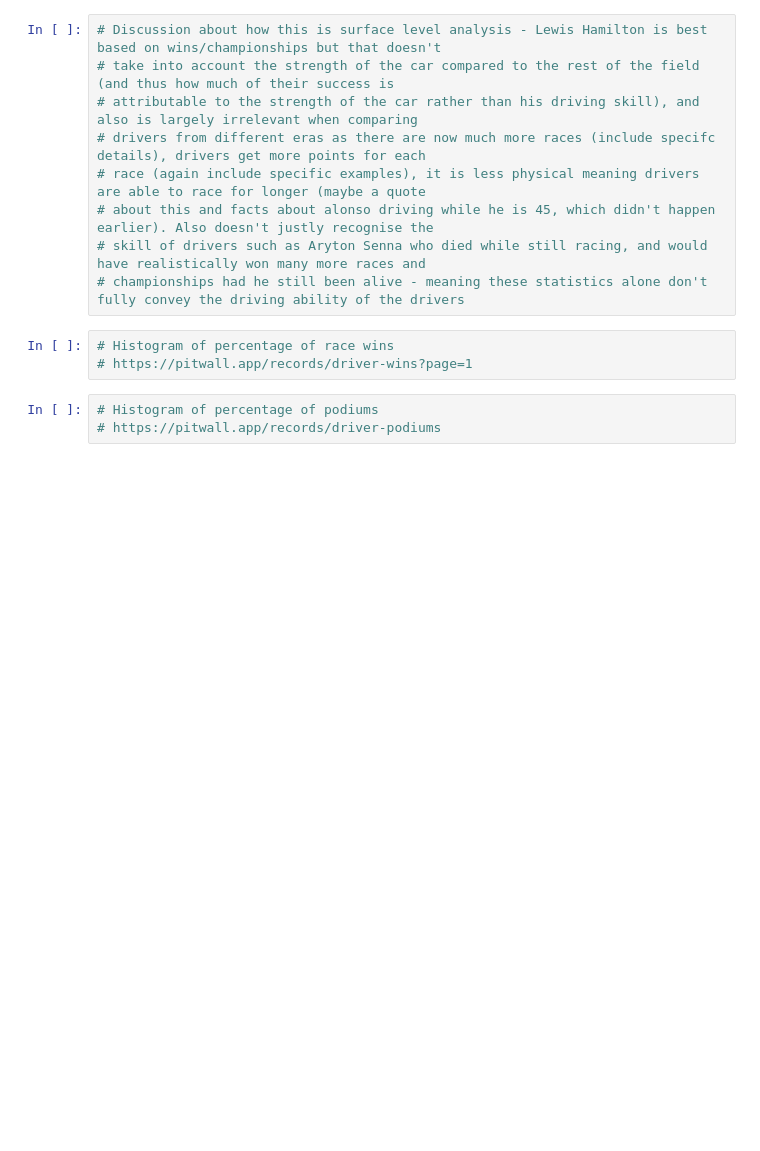
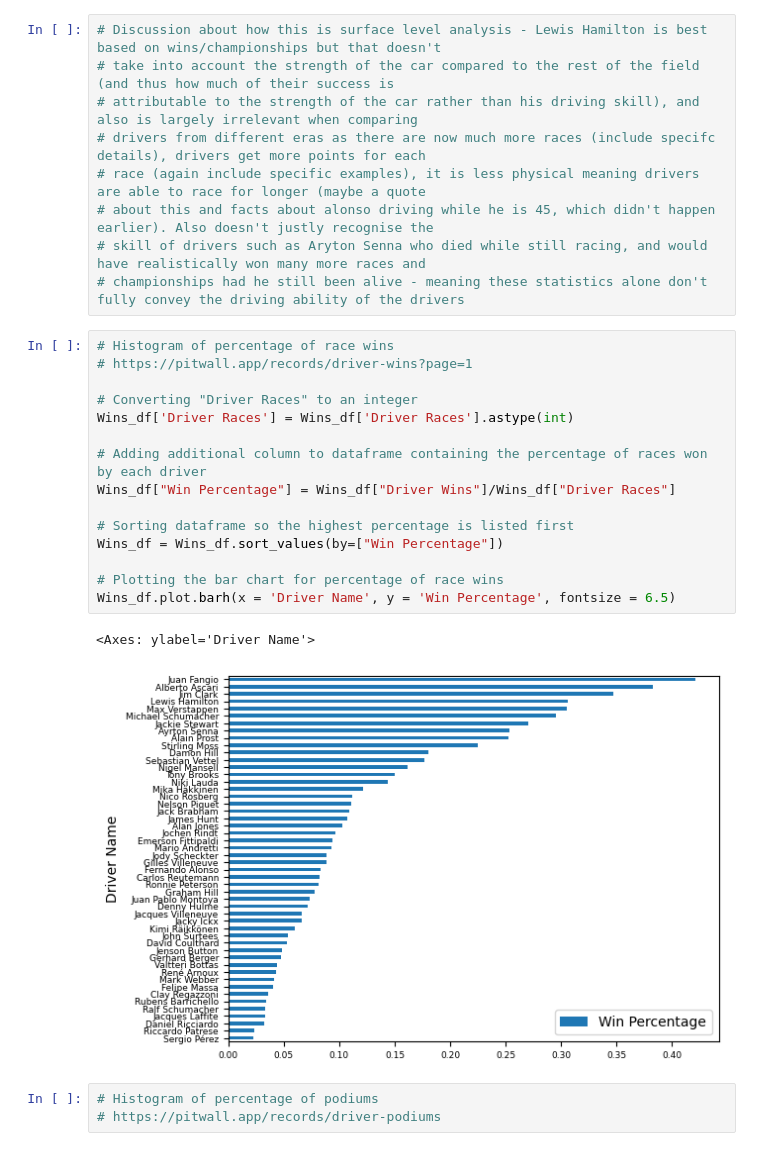
Before and after one commit to hr546/BEE2041-Empirical-Project, a Jupyter notebook: BEE2041_Empirical_Project_-_A_Data-Driven_Investigation_to_Identify_the_best_Formula_One_Driver_of_All_Time.ipynb, the cells around one changed output. Cells and saved outputs as stored; diff of their text form; blank space fills up the shorter version.

```diff
--- a/BEE2041_Empirical_Project_-_A_Data-Driven_Investigation_to_Identify_the_best_Formula_One_Driver_of_All_Time.ipynb
+++ b/BEE2041_Empirical_Project_-_A_Data-Driven_Investigation_to_Identify_the_best_Formula_One_Driver_of_All_Time.ipynb
@@ -288,6 +286,21 @@ plt.gca().invert_yaxis()
 # %%
 # Histogram of percentage of race wins
 # https://pitwall.app/records/driver-wins?page=1
+
+# Converting "Driver Races" to an integer
+Wins_df['Driver Races'] = Wins_df['Driver Races'].astype(int)
+
+# Adding additional column to dataframe containing the percentage of races won by each driver
+Wins_df["Win Percentage"] = Wins_df["Driver Wins"]/Wins_df["Driver Races"]
+
+# Sorting dataframe so the highest percentage is listed first
+Wins_df = Wins_df.sort_values(by=["Win Percentage"])
+
+# Plotting the bar chart for percentage of race wins
+Wins_df.plot.barh(x = 'Driver Name', y = 'Win Percentage', fontsize = 6.5)
+# %% [output]
+<Axes: ylabel='Driver Name'>
+[figure, added]
 # %%
 # Histogram of percentage of podiums
 # https://pitwall.app/records/driver-podiums
```
Also changed, not shown: parts of 2 cells of this notebook.
